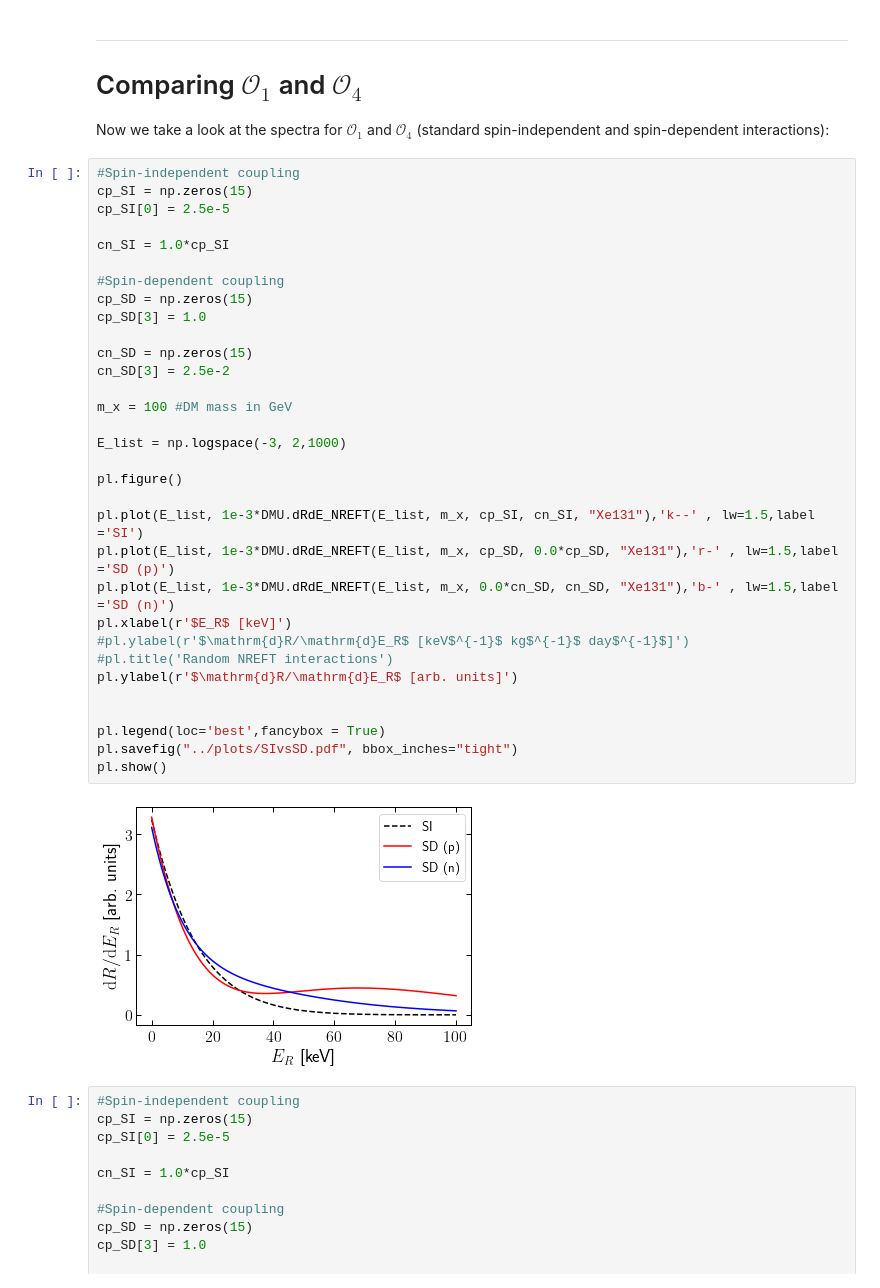
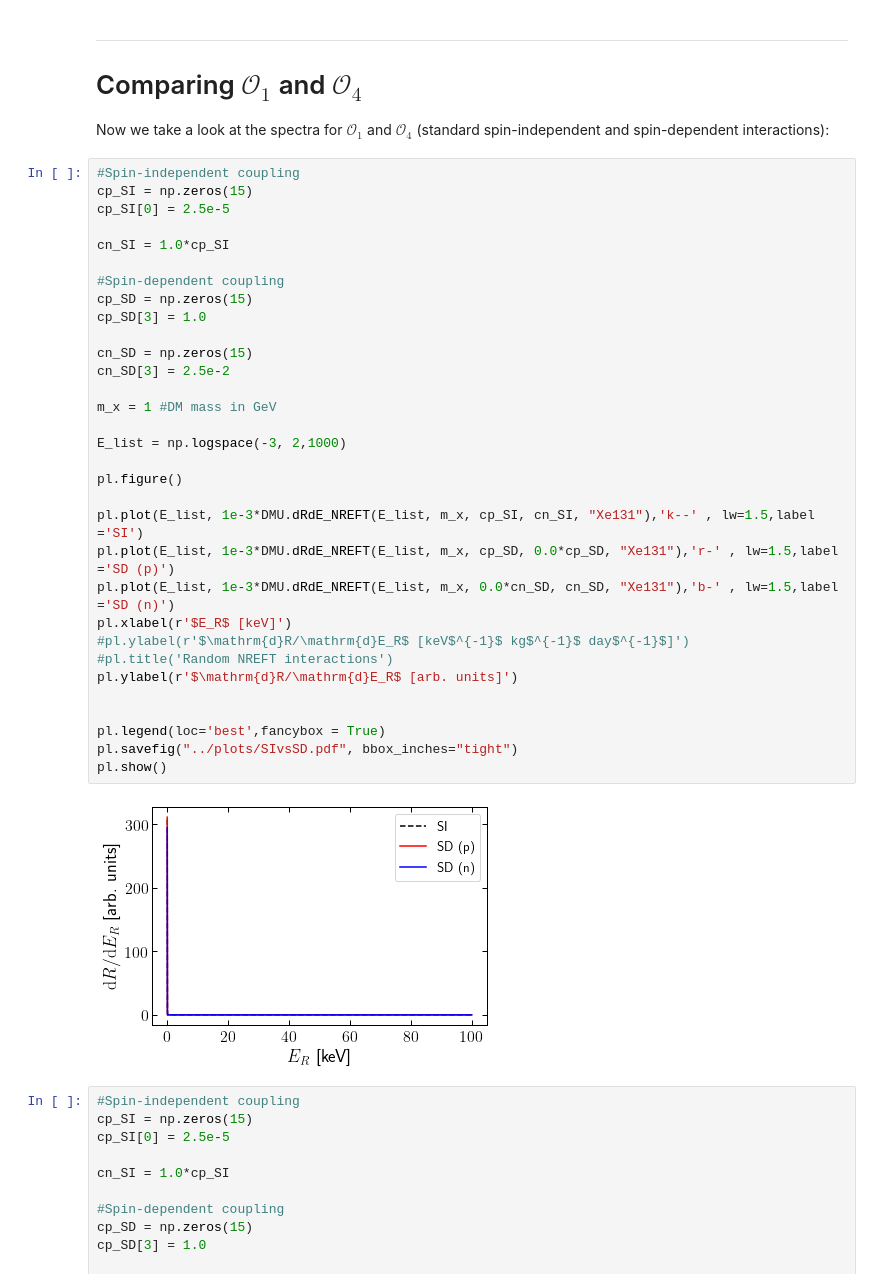
Before and after one commit to bradkav/WIMpy_NREFT, a Jupyter notebook: Examples/NREFT_example.ipynb, the cells around one changed output. Cells and saved outputs as stored; diff of their text form.

```diff
--- a/Examples/NREFT_example.ipynb
+++ b/Examples/NREFT_example.ipynb
@@ -140,35 +140,35 @@ Now we take a look at the spectra for $\mathcal{O}_1$ and $\mathcal{O}_4$ (stand
 cp_SI = np.zeros(15)
 cp_SI[0] = 2.5e-5
 
 cn_SI = 1.0*cp_SI
 
 #Spin-dependent coupling
 cp_SD = np.zeros(15)
 cp_SD[3] = 1.0
 
 cn_SD = np.zeros(15)
 cn_SD[3] = 2.5e-2
 
-m_x = 100 #DM mass in GeV
+m_x = 1 #DM mass in GeV
 
 E_list = np.logspace(-3, 2,1000)
 
 pl.figure()
 
 pl.plot(E_list, 1e-3*DMU.dRdE_NREFT(E_list, m_x, cp_SI, cn_SI, "Xe131"),'k--' , lw=1.5,label ='SI')
 pl.plot(E_list, 1e-3*DMU.dRdE_NREFT(E_list, m_x, cp_SD, 0.0*cp_SD, "Xe131"),'r-' , lw=1.5,label ='SD (p)')
 pl.plot(E_list, 1e-3*DMU.dRdE_NREFT(E_list, m_x, 0.0*cn_SD, cn_SD, "Xe131"),'b-' , lw=1.5,label ='SD (n)')
 pl.xlabel(r'$E_R$ [keV]')
 #pl.ylabel(r'$\mathrm{d}R/\mathrm{d}E_R$ [keV$^{-1}$ kg$^{-1}$ day$^{-1}$]')
 #pl.title('Random NREFT interactions')
 pl.ylabel(r'$\mathrm{d}R/\mathrm{d}E_R$ [arb. units]')
 
 
 pl.legend(loc='best',fancybox = True)
 pl.savefig("../plots/SIvsSD.pdf", bbox_inches="tight")
 pl.show()
 # %% [output]
-[figure, old version]
+[figure, new version]
 # %%
 #Spin-independent coupling
 cp_SI = np.zeros(15)
```
Also changed, not shown: 4 other files.
